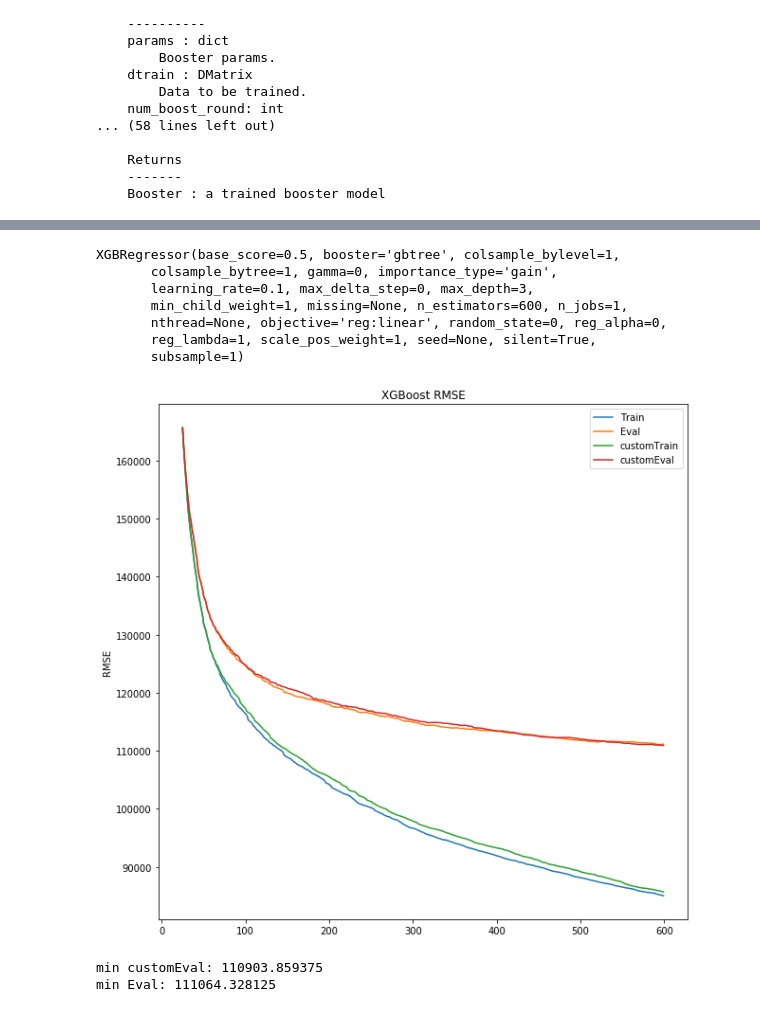
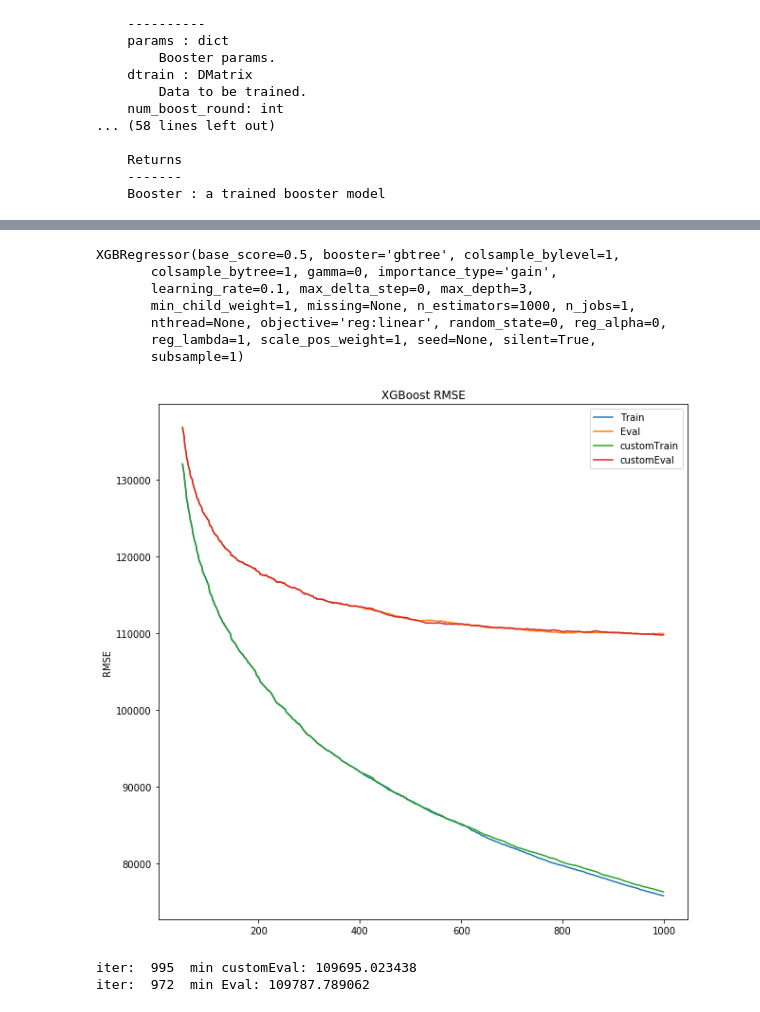
Before and after one commit to BetterThanButter/XGBoost_ITTP, a Jupyter notebook: experiment2-houses.ipynb, the cells around one changed output, grey strips where cells are left out. Saved outputs shown, nothing was run; the diff lists cells and outputs as text; code cells hidden in the pictures.

```diff
--- a/experiment2-houses.ipynb
+++ b/experiment2-houses.ipynb
@@ -74,7 +74,7 @@ dtrain = xgb.DMatrix(data = X_train, label = y_train, silent= True)
 deval = xgb.DMatrix(data = X_test, label = y_test, silent= True)
 # evals_list = []
 # evals_list.append((deval, "eval matrix"))
-num_epochs = 600
+num_epochs = 1000
 params = {}
 params['num_boost_round'] = num_epochs
 params['early_stopping_rounds'] = 1000
@@ -225,34 +225,34 @@ model.fit(X_train, y_train, eval_metric=["error", "rmse"], eval_set=eval_set, ve
 XGBRegressor(base_score=0.5, booster='gbtree', colsample_bylevel=1,
        colsample_bytree=1, gamma=0, importance_type='gain',
        learning_rate=0.1, max_delta_step=0, max_depth=3,
-       min_child_weight=1, missing=None, n_estimators=600, n_jobs=1,
+       min_child_weight=1, missing=None, n_estimators=1000, n_jobs=1,
        nthread=None, objective='reg:linear', random_state=0, reg_alpha=0,
        reg_lambda=1, scale_pos_weight=1, seed=None, silent=True,
        subsample=1)
 # %%
 # retrieve performance metrics
 results = model.evals_result()
 #results1 = model1.evals_result()
 epochs = len(results['validation_0']['error'])
-x_axis = range(25, epochs)
+x_axis = range(50, epochs)
 
 # plot log loss
 fig, ax = pyplot.subplots(figsize=(10, 10))
-ax.plot(x_axis, results['validation_0']['rmse'][25::], label='Train')
-ax.plot(x_axis, results['validation_1']['rmse'][25::], label='Eval')
-ax.plot(x_axis, progress['train']['rmse'][25::], label = 'customTrain')
-ax.plot(x_axis, progress['eval']['rmse'][25::], label = 'customEval')
+ax.plot(x_axis, results['validation_0']['rmse'][50::], label='Train')
+ax.plot(x_axis, results['validation_1']['rmse'][50::], label='Eval')
+ax.plot(x_axis, progress['train']['rmse'][50::], label = 'customTrain')
+ax.plot(x_axis, progress['eval']['rmse'][50::], label = 'customEval')
 ax.legend()
 pyplot.ylabel('RMSE')
 pyplot.title('XGBoost RMSE')
 
 pyplot.show()
-print("min customEval:", min(progress['eval']['rmse']))
-print("min Eval:", min(results['validation_1']['rmse']))
+print("iter: ", progress['eval']['rmse'].index(min(progress['eval']['rmse'])), " min customEval:", min(progress['eval']['rmse']))
+print("iter: ", results['validation_1']['rmse'].index(min(results['validation_1']['rmse'])), " min Eval:", min(results['validation_1']['rmse']))
 # %% [output]
-[figure, old version]
+[figure, new version]
-min customEval: 110903.859375
-min Eval: 111064.328125
+iter:  995  min customEval: 109695.023438
+iter:  972  min Eval: 109787.789062
 # %%
 # plot classification error
 # fig, ax = pyplot.subplots()
```
Also changed, not shown: parts of 2 cells of this notebook, 1 other file.
